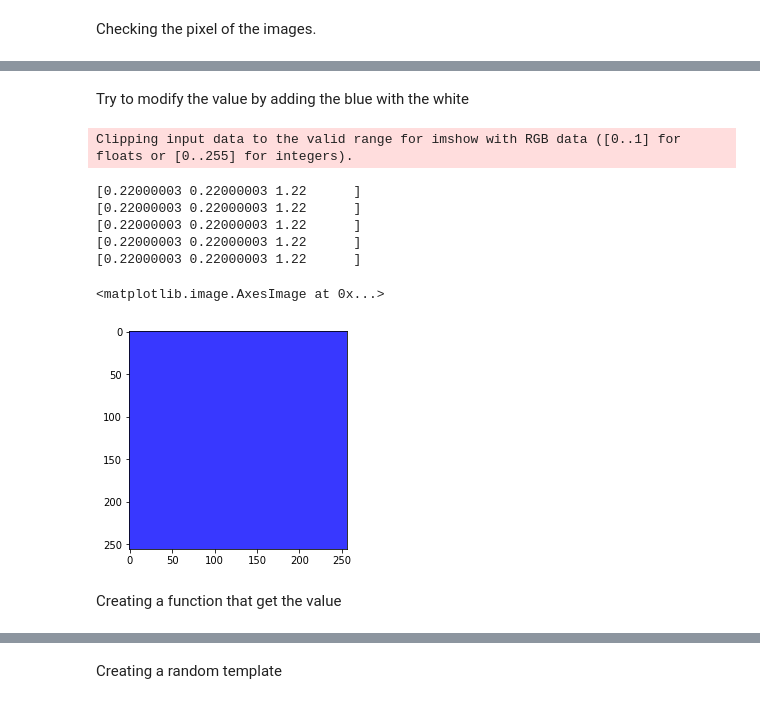
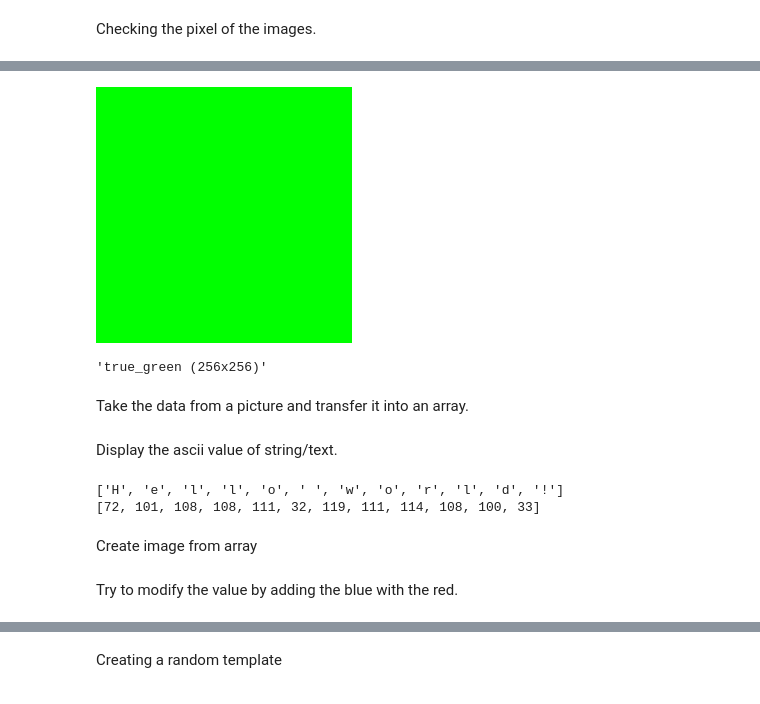
Before and after one commit to Clamarche/Intersect.Beta, a Jupyter notebook: securePhoto_notebooks.ipynb, the cells around one changed output, grey strips where cells are left out. Saved outputs shown, nothing was run; the diff lists cells and outputs as text; code cells hidden in the pictures.

Commit message:
Transfer to only pil

```diff
--- a/securePhoto_notebooks.ipynb
+++ b/securePhoto_notebooks.ipynb
@@ -72,7 +72,7 @@ Checking the pixel of the images.
 # %%
 for color in color_palette:
   print(color)
-  pixels = img.imread(color+'256.png')
+  pixels = pil.Image.open(color+'256.png').load()
 
   for i in range(1):
     print(pixels[0, i])
@@ -92,7 +91,0 @@ Checking how to modify the value of a picture by creating a true green.
-# %%
-pixels = img.imread('green256.png')
-for i in range(256):
-  for j in range(256):
-    pixels[i, j][1] = 1
-plt.imshow(pixels)
-plt.savefig('true_green256.png') ## maybe found a better solution
@@ -105,0 +92,17 @@ plt.savefig('true_green256.png') ## maybe found a better solution
+# %%
+data = np.zeros((256, 256, 3), dtype=np.uint8)
+for i in range(256):
+  for j in range(256):
+    data[i, j] = [0, 255, 0]
+
+
+image = pil.Image.fromarray(data)
+image.save('true_green256.png')
+
+display(Image('true_green256.png'))
+display("true_green (256x256)")
+# %% [output]
+[figure, added]
+'true_green (256x256)'
+# %% [markdown]
+Take the data from a picture and transfer it into an array.
@@ -105,0 +120,19 @@ plt.savefig('true_green256.png') ## maybe found a better solution
+# %% [markdown]
+Display the ascii value of string/text.
+# %%
+def echo_value_text(text):
+  #Display the value
+  value = []
+  text_array = []
+  for i in range(len(text)):
+    value.append(ord(text[i]))
+    text_array.append(text[i])
+  print(text_array)
+  print(value)
+  return
+echo_value_text('Hello world!')
+# %% [output]
+['H', 'e', 'l', 'l', 'o', ' ', 'w', 'o', 'r', 'l', 'd', '!']
+[72, 101, 108, 108, 111, 32, 119, 111, 114, 108, 100, 33]
+# %% [markdown]
+Create image from array
@@ -106,22 +145,2 @@ plt.savefig('true_green256.png') ## maybe found a better solution
 # %% [markdown]
-Try to modify the value by adding the blue with the white
+Try to modify the value by adding the blue with the red.
-# %%
-red_img = img.imread('blue256.png')
-green_img = img.imread('green256.png')
-
-pixels = np.add(blue_img, np.mod(white_img, 0.78))
-for i in range(5):
-  print(pixels[0,i])
-
-plt.imshow(pixels)
-# %% [output]
-Clipping input data to the valid range for imshow with RGB data ([0..1] for floats or [0..255] for integers).
-[0.22000003 0.22000003 1.22      ]
-[0.22000003 0.22000003 1.22      ]
-[0.22000003 0.22000003 1.22      ]
-[0.22000003 0.22000003 1.22      ]
-[0.22000003 0.22000003 1.22      ]
-<matplotlib.image.AxesImage at 0x...>
-[figure, removed]
-# %% [markdown]
-Creating a function that get the value
```
Also changed, not shown: parts of 14 cells of this notebook.
